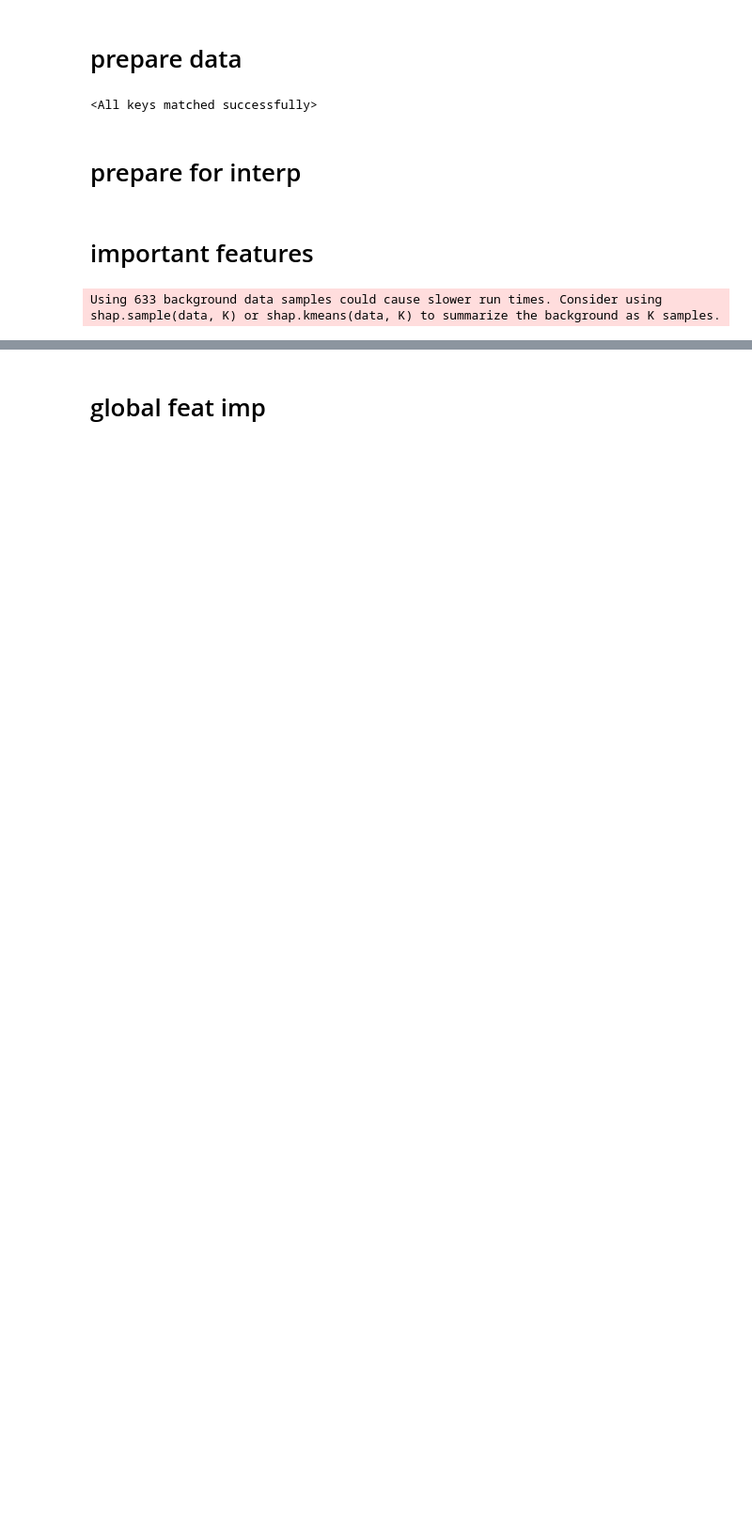
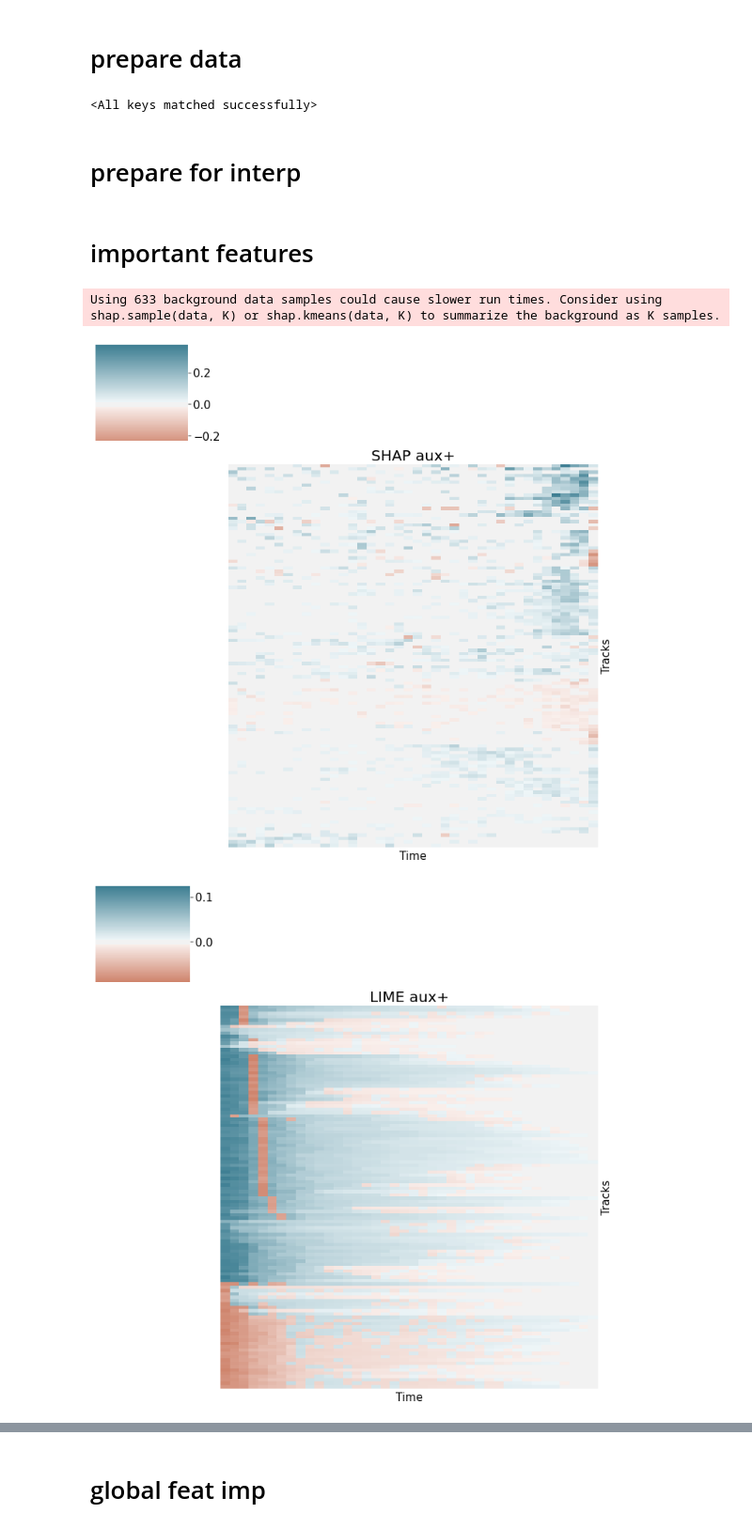
Before and after one commit to Yu-Group/molecular-partner-prediction, a Jupyter notebook: notebooks/10_interpret_scalars.ipynb, the cells around one changed output, grey strips where cells are left out. Shown: that part at 94% size. Saved outputs shown, nothing was run; the diff lists cells and outputs as text; code cells hidden in the pictures; blank space fills up the shorter version.

```diff
--- a/notebooks/10_interpret_scalars.ipynb
+++ b/notebooks/10_interpret_scalars.ipynb
@@ -15,7 +15,7 @@ from matplotlib import pyplot as plt
 from sklearn import metrics
 from sklearn.linear_model import RidgeCV
 from sklearn.model_selection import train_test_split
-plt.style.use('dark_background')
+# plt.style.use('dark_background')
 import full_data_reg
 import data
 from skorch.callbacks import Checkpoint
@@ -36,8 +36,6 @@ import neural_networks
 from sklearn.model_selection import KFold
 from torch import nn, optim
 from torch.nn import functional as F
-import acd
-from acd.scores import cd_propagate
 import lime, shap
 NUM_EXAMPLES = 300
 output_dir = '../data/outputs/'
@@ -157,23 +126,39 @@ pkl.dump(scores, open(oj(output_dir, 'unit_feat_importances.pkl'), 'wb'))
 # %% [output]
 Using 633 background data samples could cause slower run times. Consider using shap.sample(data, K) or shap.kmeans(data, K) to summarize the background as K samples.
 # %%
+import matplotlib.pyplot as plt
+import matplotlib as mpl
+from matplotlib.colors import LinearSegmentedColormap
+cmap = LinearSegmentedColormap.from_list(
+        name='orange-blue',
+        colors=[(222/255, 85/255, 51/255),
+                'lightgray',
+                (50/255, 129/255, 168/255)]
+    )
+
 # plot clustermap
-scores = pkl.load(open(oj(output_dir, 'unit_feat_importances.pkl'), 'rb'))
+vabs=0.3
 for neg in [False, True]:
     for k in ['shap', 'lime']:
-        cm = sns.diverging_palette(22, 220, as_cmap=True, center='dark')
+        cm = sns.diverging_palette(22, 220, as_cmap=True, center='light')
         idxs = y[:NUM_EXAMPLES]
         if neg:
             idxs = ~idxs
-        cg = sns.clustermap(scores[k][idxs], col_cluster=False, cmap=cm)
+        cg = sns.clustermap(scores[k][idxs], col_cluster=False, cmap=cm, center=0,
+                            norm=matplotlib.colors.Normalize(vmin=-vabs, vmax=vabs))
         cg.ax_row_dendrogram.set_visible(False)
         hm = cg.ax_heatmap
         hm.set_xlabel('Time')
         hm.set_ylabel('Tracks')
         hm.set_yticks([])
         hm.set_xticks([])
-        hm.set_title(k)
-        viz.savefig(f'heatmap_{k}_neg={neg}', png=True)
+        s = 'aux-' if neg else 'aux+'
+        hm.set_title(k.upper() + ' ' + s)
+        viz.savefig(f'heatmap_{k}_{s}', png=False)
         # plt.xticks(np.arange(0, 40, 2), xticklabels=[])
+#         plt.suptitle("A", y=1.1, fontweight='bold')
         plt.tight_layout()
 plt.show()
+# %% [output]
+[figure, added]
+[figure, added]
```
Also changed, not shown: parts of 5 cells of this notebook, 8 other files.
